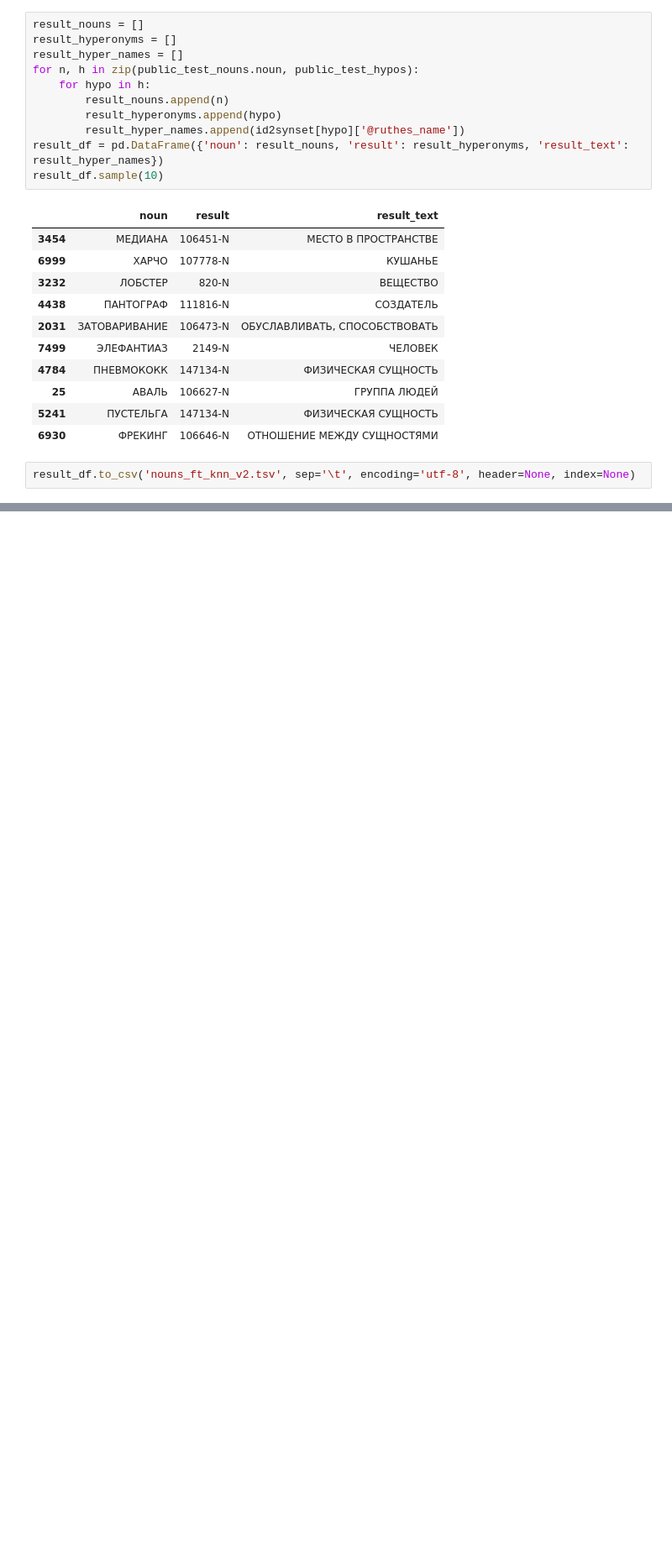
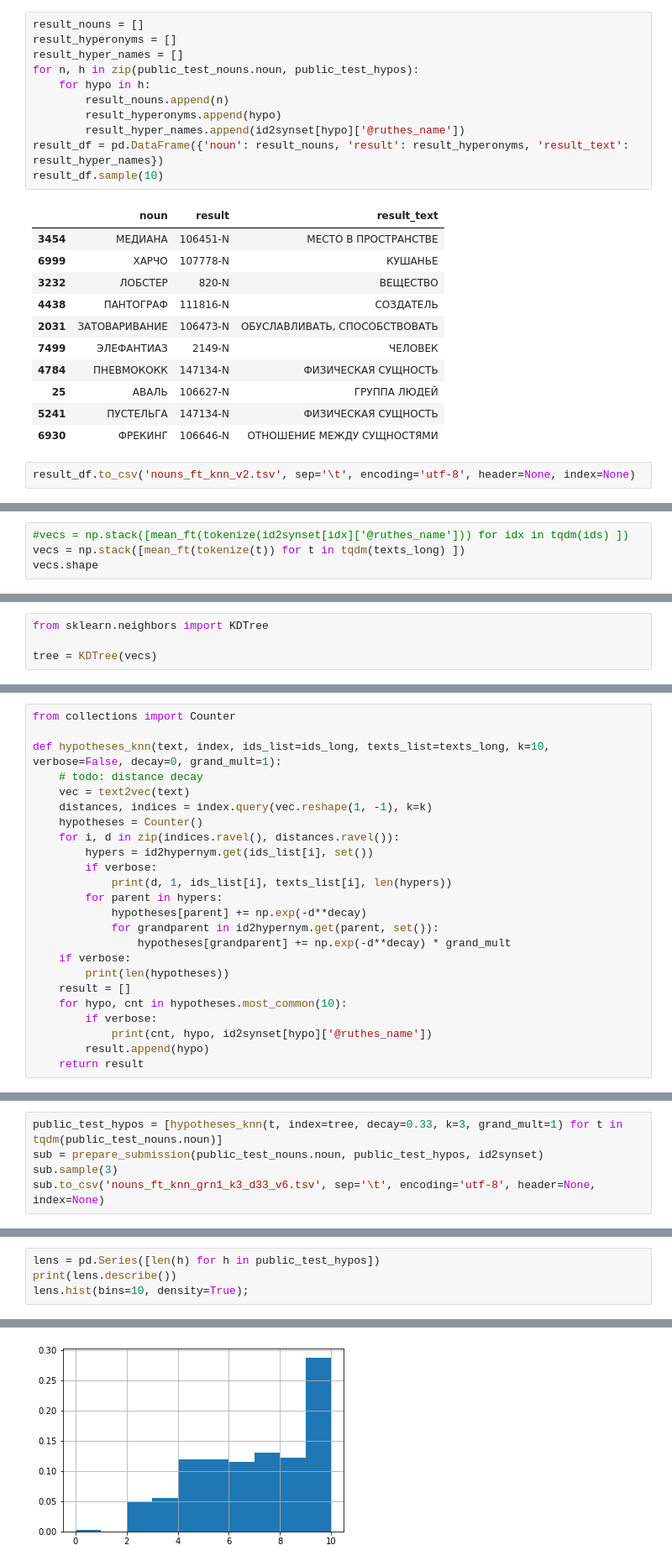
Before and after one commit to avidale/taxonomy-enrichment, a Jupyter notebook: experiments/get_familiar_with_synsets.ipynb, the cells around one changed output, grey strips where cells are left out. Shown: that part at 84% size. Cells and saved outputs as stored; diff of their text form; blank space fills up the shorter version.

```diff
--- a/experiments/get_familiar_with_synsets.ipynb
+++ b/experiments/get_familiar_with_synsets.ipynb
@@ -871,0 +994,4 @@ result_df.to_csv('nouns_ft_knn_v2.tsv', sep='\t', encoding='utf-8', header=None,
+# %%
+#vecs = np.stack([mean_ft(tokenize(id2synset[idx]['@ruthes_name'])) for idx in tqdm(ids) ])
+vecs = np.stack([mean_ft(tokenize(t)) for t in tqdm(texts_long) ])
+vecs.shape
@@ -871,0 +1000,4 @@ result_df.to_csv('nouns_ft_knn_v2.tsv', sep='\t', encoding='utf-8', header=None,
+# %%
+from sklearn.neighbors import KDTree
+
+tree = KDTree(vecs)
@@ -871,0 +1028,24 @@ result_df.to_csv('nouns_ft_knn_v2.tsv', sep='\t', encoding='utf-8', header=None,
+# %%
+from collections import Counter
+
+def hypotheses_knn(text, index, ids_list=ids_long, texts_list=texts_long, k=10, verbose=False, decay=0, grand_mult=1):
+    # todo: distance decay
+    vec = text2vec(text)
+    distances, indices = index.query(vec.reshape(1, -1), k=k)
+    hypotheses = Counter()
+    for i, d in zip(indices.ravel(), distances.ravel()):
+        hypers = id2hypernym.get(ids_list[i], set())
+        if verbose:
+            print(d, 1, ids_list[i], texts_list[i], len(hypers))
+        for parent in hypers:
+            hypotheses[parent] += np.exp(-d**decay)
+            for grandparent in id2hypernym.get(parent, set()):
+                hypotheses[grandparent] += np.exp(-d**decay) * grand_mult
+    if verbose:
+        print(len(hypotheses))
+    result = []
+    for hypo, cnt in hypotheses.most_common(10):
+        if verbose:
+            print(cnt, hypo, id2synset[hypo]['@ruthes_name'])
+        result.append(hypo)
+    return result
@@ -871,0 +1473,5 @@ result_df.to_csv('nouns_ft_knn_v2.tsv', sep='\t', encoding='utf-8', header=None,
+# %%
+public_test_hypos = [hypotheses_knn(t, index=tree, decay=0.33, k=3, grand_mult=1) for t in tqdm(public_test_nouns.noun)]
+sub = prepare_submission(public_test_nouns.noun, public_test_hypos, id2synset)
+sub.sample(3)
+sub.to_csv('nouns_ft_knn_grn1_k3_d33_v6.tsv', sep='\t', encoding='utf-8', header=None, index=None)
@@ -871,0 +1481,5 @@ result_df.to_csv('nouns_ft_knn_v2.tsv', sep='\t', encoding='utf-8', header=None,
+# %%
+lens = pd.Series([len(h) for h in public_test_hypos])
+print(lens.describe())
+lens.hist(bins=10, density=True);
+# %% [output]
@@ -871,0 +1495 @@ result_df.to_csv('nouns_ft_knn_v2.tsv', sep='\t', encoding='utf-8', header=None,
+[figure, added]
```
Also changed, not shown: parts of 146 cells of this notebook.
